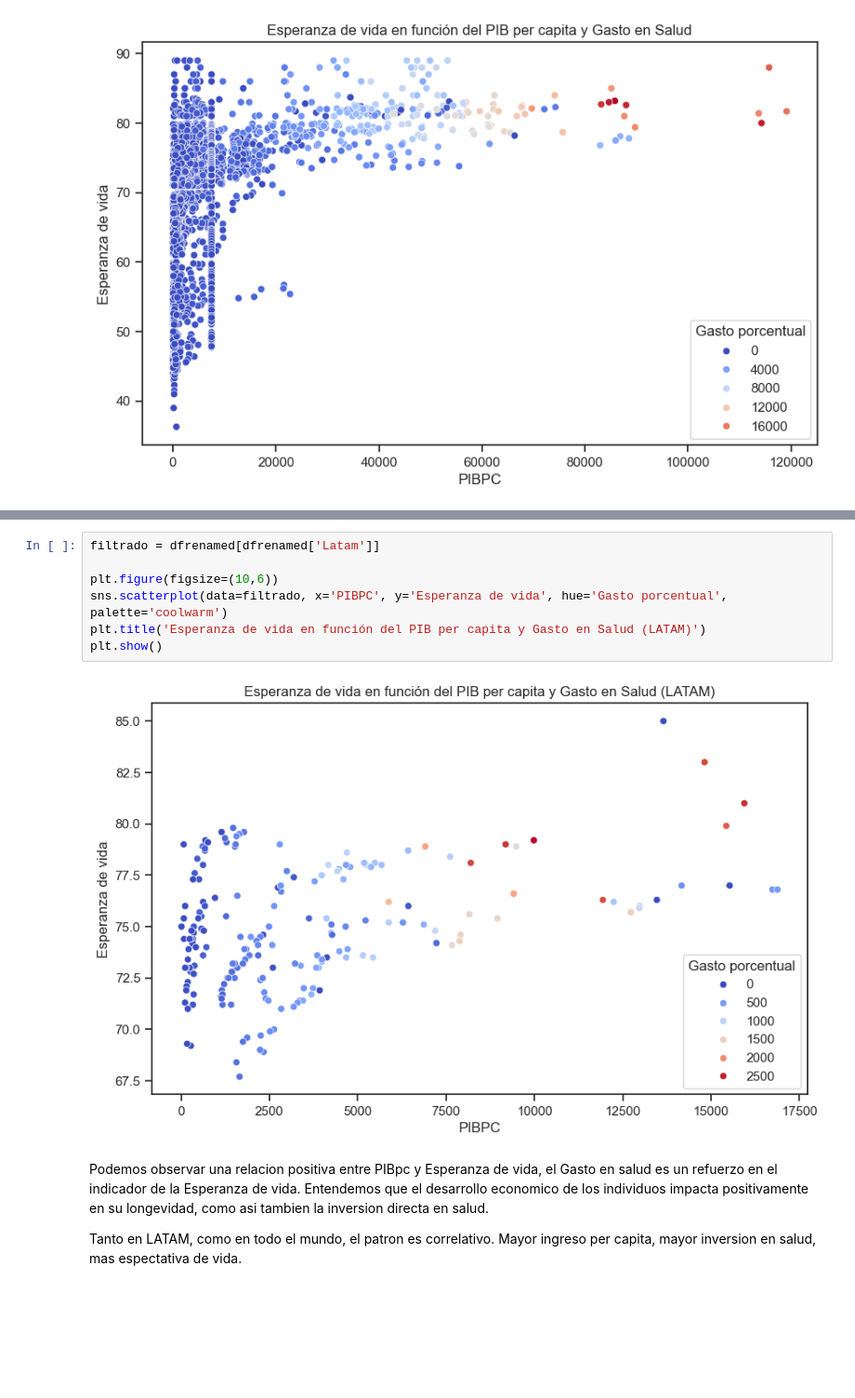
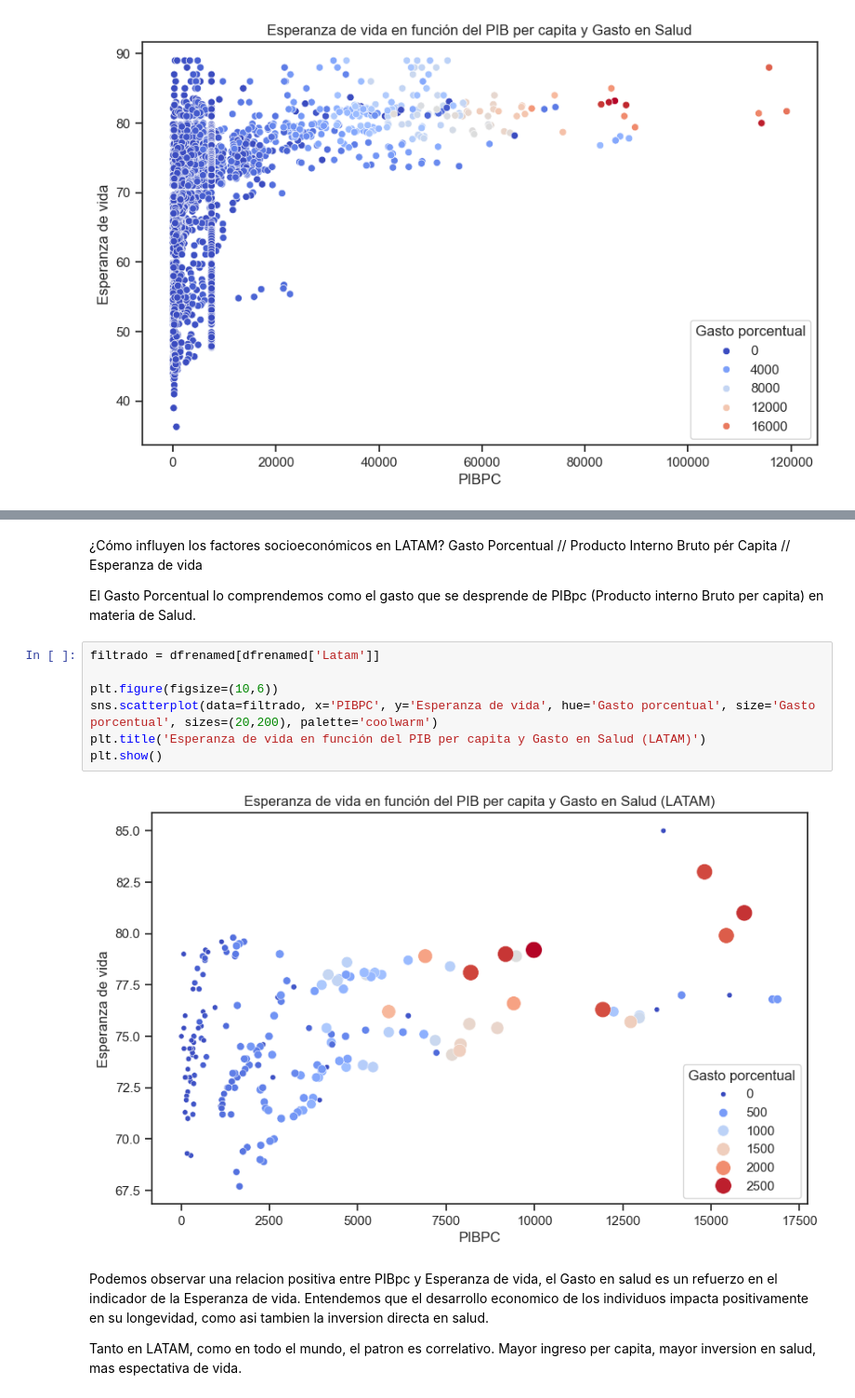
Before and after one commit to Korancito/LifeE.01.Coder, a Jupyter notebook: Nootebooks/Descriptivo.ipynb, the cells around one changed output, grey strips where cells are left out. Shown at 93% size. Saved outputs shown, nothing was run; the diff lists cells and outputs as text; blank space fills up the shorter version.

```diff
--- a/Nootebooks/Descriptivo.ipynb
+++ b/Nootebooks/Descriptivo.ipynb
@@ -249,12 +264,17 @@ dfrenamed[['País','Latam']].head()
+# %% [markdown]
+¿Cómo influyen los factores socioeconómicos en LATAM?
+Gasto Porcentual // Producto Interno Bruto pér Capita // Esperanza de vida
+
+El Gasto Porcentual lo comprendemos como el gasto que se desprende de PIBpc (Producto interno Bruto per capita) en materia de Salud.
 # %%
 filtrado = dfrenamed[dfrenamed['Latam']]
 
 plt.figure(figsize=(10,6))
-sns.scatterplot(data=filtrado, x='PIBPC', y='Esperanza de vida', hue='Gasto porcentual', palette='coolwarm')
+sns.scatterplot(data=filtrado, x='PIBPC', y='Esperanza de vida', hue='Gasto porcentual', size='Gasto porcentual', sizes=(20,200), palette='coolwarm')
 plt.title('Esperanza de vida en función del PIB per capita y Gasto en Salud (LATAM)')
 plt.show()
 # %% [output]
-[figure, old version]
+[figure, new version]
 # %% [markdown]
 Podemos observar una relacion positiva entre PIBpc y Esperanza de vida, el Gasto en salud es un refuerzo en el indicador de la Esperanza de vida.
 Entendemos que el desarrollo economico de los individuos impacta positivamente en su longevidad, como asi tambien la inversion directa en salud.
```
Also changed, not shown: parts of 10 cells of this notebook.
